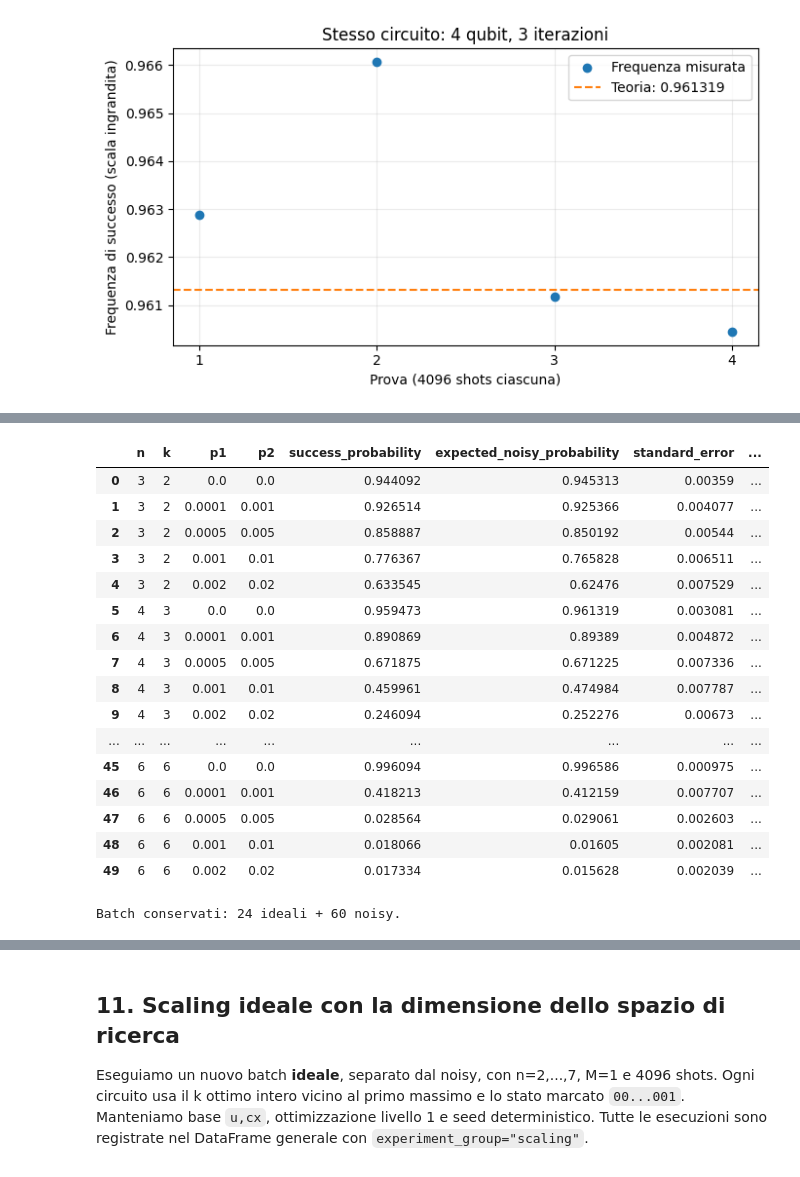
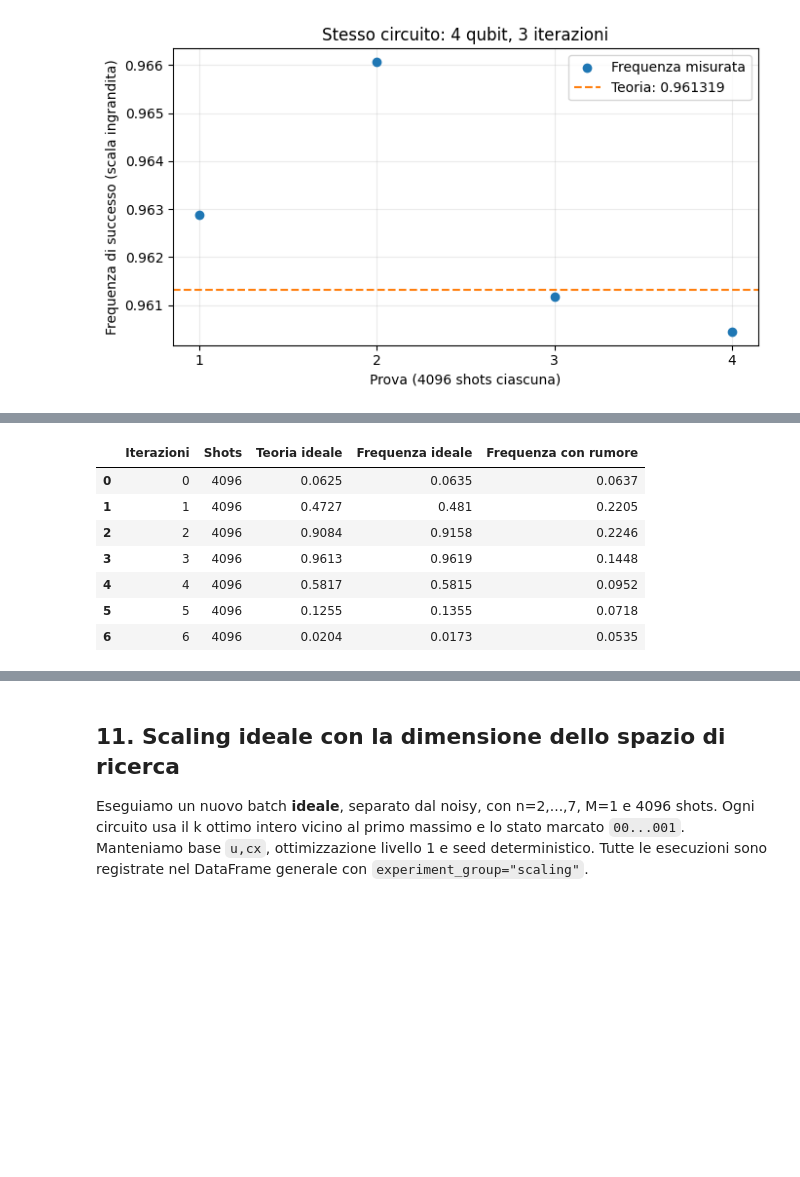
Before and after one commit to Pier2690/QuantumComputing, a Jupyter notebook: Grover.ipynb, the cells around one changed output, grey strips where cells are left out. Saved outputs shown, nothing was run; the diff lists cells and outputs as text; code cells hidden in the pictures; blank space fills up the shorter version.

```diff
--- a/Grover.ipynb
+++ b/Grover.ipynb
@@ -781,79 +690,37 @@ Test analitici del rumore e del readout superati.
 # %%
 # Conserva il batch ideale corrente; una riesecuzione non duplica il batch noisy.
 ideal_results_df = results_df.loc[results_df["mode"] == "ideal_shots"].copy()
 for column in ("p1", "p2", "readout_error"):
     ideal_results_df[column] = 0.0
 ideal_results_df["success_probability"] = ideal_results_df.measured_success_probability
 ideal_results_df["expected_noisy_probability"] = ideal_results_df.theoretical_probability
 ideal_results_df["simulation_method"] = "statevector"
 ideal_results_df["experiment_group"] = "ideal_scan"
 ideal_basis = []
 for row in ideal_results_df.itertuples():
     compiled = transpile(build_grover_circuit(int(row.n), row.marked_states, int(row.k), False),
                          make_ideal_backend(int(row.seed)),
                          optimization_level=IDEAL_OPTIMIZATION_LEVEL, seed_transpiler=int(row.seed))
     ideal_basis.append(",".join(sorted({item.operation.name for item in compiled.data})))
 ideal_results_df["actual_basis_gates"] = ideal_basis
-ideal_results_df = ideal_results_df.astype(RESULT_DTYPES)
+ideal_results_df = ideal_results_df.reindex(columns=RESULT_DTYPES).astype(RESULT_DTYPES)
 
-NOISE_P2_VALUES = (0.0, 0.001, 0.005, 0.01, 0.02)
-noisy_rows = []
-for n in (3, 4, 5, 6):
-    ks = range(9) if n == 6 else [optimal_grover_iterations(2 ** n, 1)]
-    for k in ks:
-        for p2 in NOISE_P2_VALUES:
-            noisy_rows.append(run_noisy_experiment(n, (format(1, f"0{n}b"),), k,
-                              SHOTS_DEFAULT, RANDOM_SEED + 100 * n + k, p2 / 10, p2))
+# Sette prove con lo stesso profilo di rumore.
+noisy_rows = [run_noisy_experiment(4, ["0001"], k, SHOTS_DEFAULT, RANDOM_SEED + k)
+              for k in range(7)]
 noisy_results_df = pd.DataFrame(noisy_rows, columns=RESULT_DTYPES).astype(RESULT_DTYPES)
 results_df = pd.concat([ideal_results_df, noisy_results_df], ignore_index=True).astype(RESULT_DTYPES)
-assert len(ideal_results_df) == 24 and len(noisy_results_df) == 60
-assert not noisy_results_df.duplicated(["n", "k", "p1", "p2", "readout_error"]).any()
-assert (noisy_results_df.shots == SHOTS_DEFAULT).all()
-assert (noisy_results_df.execution_time >= 0).all()
-assert (noisy_results_df.total_gate_count >= noisy_results_df.two_qubit_gate_count).all()
-assert noisy_results_df.success_probability.between(0, 1).all()
-assert set(noisy_results_df.actual_basis_gates) <= {"u", "cx,u"}
-for row in noisy_results_df.itertuples():
-    matching = ideal_results_df[(ideal_results_df.n == row.n) & (ideal_results_df.k == row.k)]
-    if not matching.empty:
-        baseline = matching.iloc[0]
-        for field in ("marked_states", "shots", "seed", "seed_transpiler", "basis_gates", "optimization_level",
-                      "depth", "total_gate_count", "two_qubit_gate_count", "actual_basis_gates"):
-            assert getattr(row, field) == baseline[field], f"Confronto non equivalente: {field}"
-zero_noise = noisy_results_df[noisy_results_df.p2 == 0]
-np.testing.assert_allclose(zero_noise.expected_noisy_probability.to_numpy(dtype=float),
-                           zero_noise.theoretical_probability.to_numpy(dtype=float), atol=ATOL, rtol=0)
-noisy_threshold = np.sqrt(np.log(2 * len(noisy_results_df) / 1e-6) / (2 * SHOTS_DEFAULT))
-assert ((noisy_results_df.success_probability - noisy_results_df.expected_noisy_probability).abs()
-        <= noisy_threshold).all()
-optimum_noise_df = noisy_results_df[
-    noisy_results_df.apply(lambda row: row.k == optimal_grover_iterations(int(row.N), int(row.M)), axis=1)
-].copy()
-for n, group in optimum_noise_df.groupby("n"):
-    group = group.sort_values("p2")
-    # Ai k ottimi verifichiamo il calo esatto del modello, senza imporlo ai counts.
-    assert np.all(np.diff(group.expected_noisy_probability.to_numpy(dtype=float)) <= ATOL)
-    assert group.iloc[-1].expected_noisy_probability < group.iloc[0].expected_noisy_probability
-display(optimum_noise_df[["n", "k", "p1", "p2", "success_probability", "expected_noisy_probability",
-                          "standard_error", "depth", "total_gate_count", "two_qubit_gate_count", "actual_basis_gates"]])
-print(f"Batch conservati: {len(ideal_results_df)} ideali + {len(noisy_results_df)} noisy.")
+fake_summary = noisy_results_df[["k", "shots", "theoretical_probability",
+                                 "compiled_ideal_frequency", "success_probability"]].copy()
+fake_summary.columns = ["Iterazioni", "Shots", "Teoria ideale", "Frequenza ideale", "Frequenza con rumore"]
+display(fake_summary.round(4))
 # %% [output]
-|  | n | k | p1 | p2 | success_probability | expected_noisy_probability | standard_error | ... |
-| 0 | 3 | 2 | 0.0 | 0.0 | 0.944092 | 0.945313 | 0.00359 | ... |
-| 1 | 3 | 2 | 0.0001 | 0.001 | 0.926514 | 0.925366 | 0.004077 | ... |
-| 2 | 3 | 2 | 0.0005 | 0.005 | 0.858887 | 0.850192 | 0.00544 | ... |
-| 3 | 3 | 2 | 0.001 | 0.01 | 0.776367 | 0.765828 | 0.006511 | ... |
-| 4 | 3 | 2 | 0.002 | 0.02 | 0.633545 | 0.62476 | 0.007529 | ... |
-| 5 | 4 | 3 | 0.0 | 0.0 | 0.959473 | 0.961319 | 0.003081 | ... |
-| 6 | 4 | 3 | 0.0001 | 0.001 | 0.890869 | 0.89389 | 0.004872 | ... |
-| 7 | 4 | 3 | 0.0005 | 0.005 | 0.671875 | 0.671225 | 0.007336 | ... |
-| 8 | 4 | 3 | 0.001 | 0.01 | 0.459961 | 0.474984 | 0.007787 | ... |
-| 9 | 4 | 3 | 0.002 | 0.02 | 0.246094 | 0.252276 | 0.00673 | ... |
-| ... | ... | ... | ... | ... | ... | ... | ... | ... |
-| 45 | 6 | 6 | 0.0 | 0.0 | 0.996094 | 0.996586 | 0.000975 | ... |
-| 46 | 6 | 6 | 0.0001 | 0.001 | 0.418213 | 0.412159 | 0.007707 | ... |
-| 47 | 6 | 6 | 0.0005 | 0.005 | 0.028564 | 0.029061 | 0.002603 | ... |
-| 48 | 6 | 6 | 0.001 | 0.01 | 0.018066 | 0.01605 | 0.002081 | ... |
-| 49 | 6 | 6 | 0.002 | 0.02 | 0.017334 | 0.015628 | 0.002039 | ... |
+|  | Iterazioni | Shots | Teoria ideale | Frequenza ideale | Frequenza con rumore |
+| 0 | 0 | 4096 | 0.0625 | 0.0635 | 0.0637 |
+| 1 | 1 | 4096 | 0.4727 | 0.481 | 0.2205 |
+| 2 | 2 | 4096 | 0.9084 | 0.9158 | 0.2246 |
+| 3 | 3 | 4096 | 0.9613 | 0.9619 | 0.1448 |
+| 4 | 4 | 4096 | 0.5817 | 0.5815 | 0.0952 |
+| 5 | 5 | 4096 | 0.1255 | 0.1355 | 0.0718 |
+| 6 | 6 | 4096 | 0.0204 | 0.0173 | 0.0535 |
-Batch conservati: 24 ideali + 60 noisy.
 # %% [markdown]
```
Also changed, not shown: parts of 18 cells of this notebook, 2 other files.
